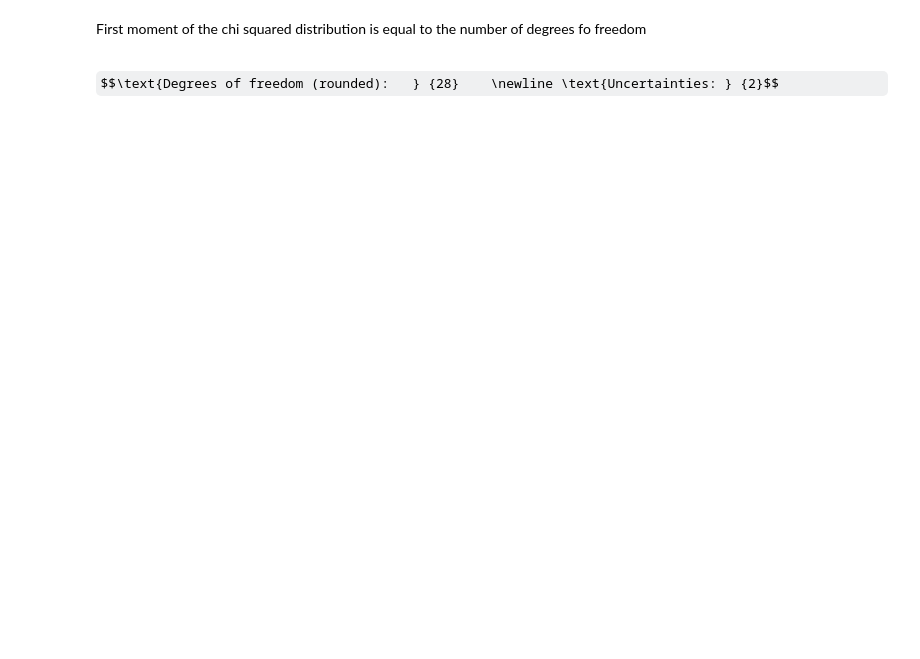
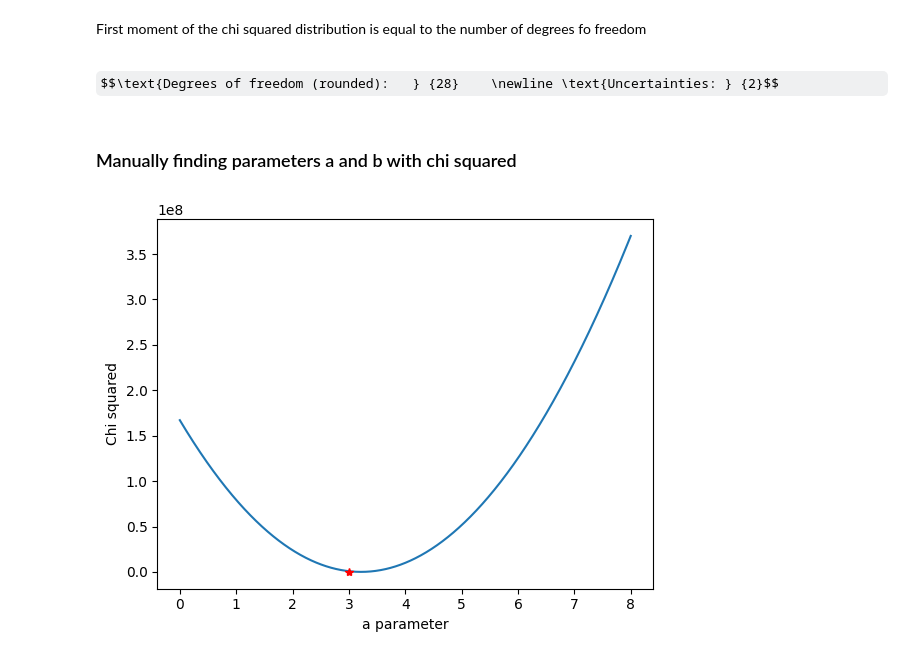
Before and after one commit to Yehan-Edirisinghe/Labo_cal, a Jupyter notebook: lecture_11/note.ipynb, the cells around one changed output. Saved outputs shown, nothing was run; the diff lists cells and outputs as text; code cells hidden in the pictures; some formulas as TeX source; blank space fills up the shorter version.

```diff
--- a/lecture_11/note.ipynb
+++ b/lecture_11/note.ipynb
@@ -138,3 +138,50 @@ doF = np.average(Chi_distribution)
 Latex(f"$$\\text{{Degrees of freedom (rounded):\t}} {{{round(doF)}}}    \\newline \\text{{Uncertainties:\t}} {{{round(n-doF)}}}$$")
 # %% [output]
 $$\text{Degrees of freedom (rounded):	} {28}    \newline \text{Uncertainties:	} {2}$$
+# %% [markdown]
+<h3>Manually finding parameters a and b with chi squared
+# %%
+def min_chi(func,min,max,a=0,b=0,prec=.001):
+
+    r = (-1+np.sqrt(5))/2  #golden ratio
+
+    xmin = min
+    xmax = max
+
+    while abs(xmax-xmin) > prec:
+
+        n = xmin +     r* abs(xmax-xmin)
+        m = xmin + (1-r)* abs(xmax-xmin)
+
+        if a == True:
+
+            if func(data,sigma,func1,m,b) > func(data,sigma,func1,n,b):
+                xmin = m
+            else:
+                xmax = n
+
+        if b == True:
+
+            if func(data,sigma,func1,a,m) > func(data,sigma,func1,a,n):
+                xmin = m
+            else:
+                xmax = n
+
+
+    if a == True:
+        return xmin,func(data,sigma,func1,xmin,b)
+    if b == True:
+        return xmin,func(data,sigma,func1,a,xmin)
+# %%
+a_s = np.linspace(0,8,1000)
+q_a = [Q_sqr(data,sigma,func1,i,b=0) for i in a_s]
+
+min_a = min_chi(Q_sqr,0,8,a=True,b=7)
+
+plt.plot(a_s,q_a)
+plt.plot(min_a[0],min_a[1], 'r*')
+plt.xlabel("a parameter")
+plt.ylabel("Chi squared")
+plt.show()
+# %% [output]
+[figure, added]
```
Also changed, not shown: parts of 8 cells of this notebook.
